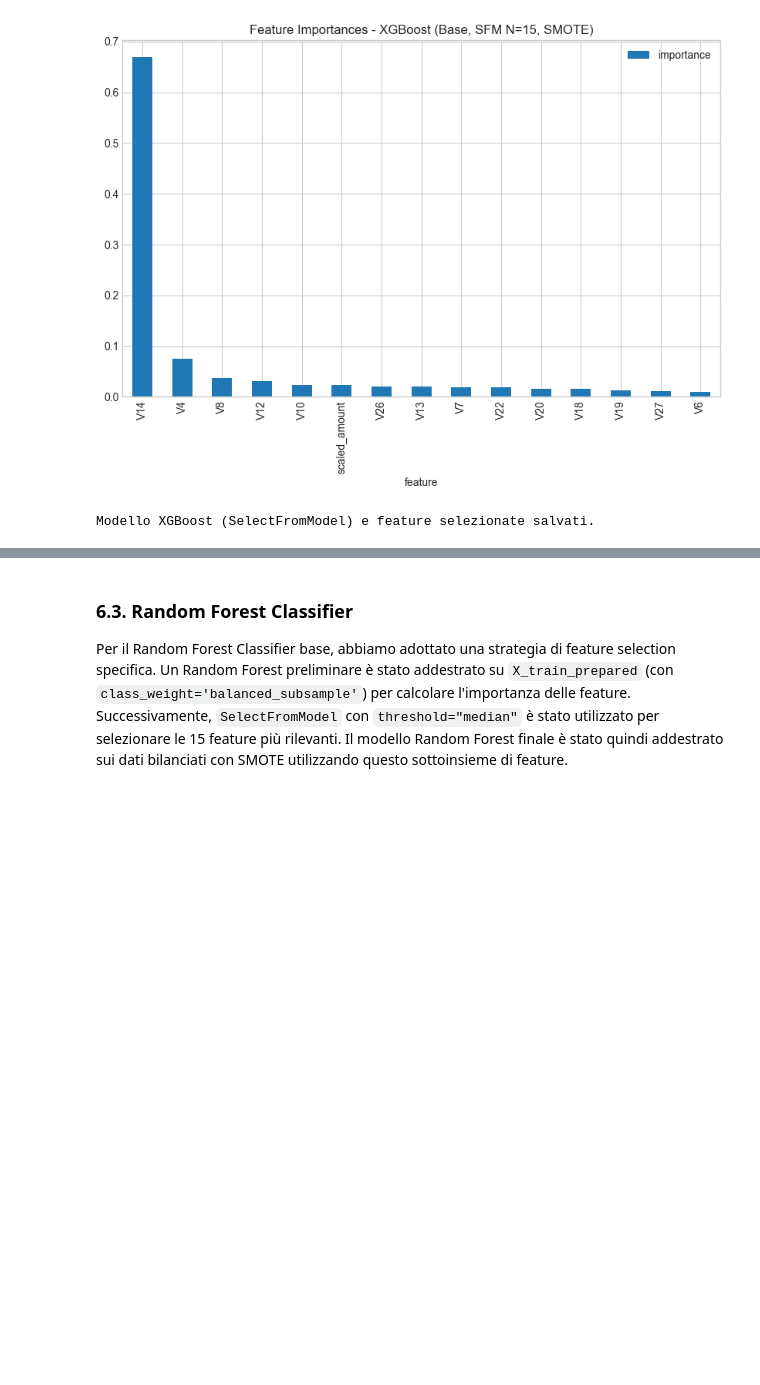
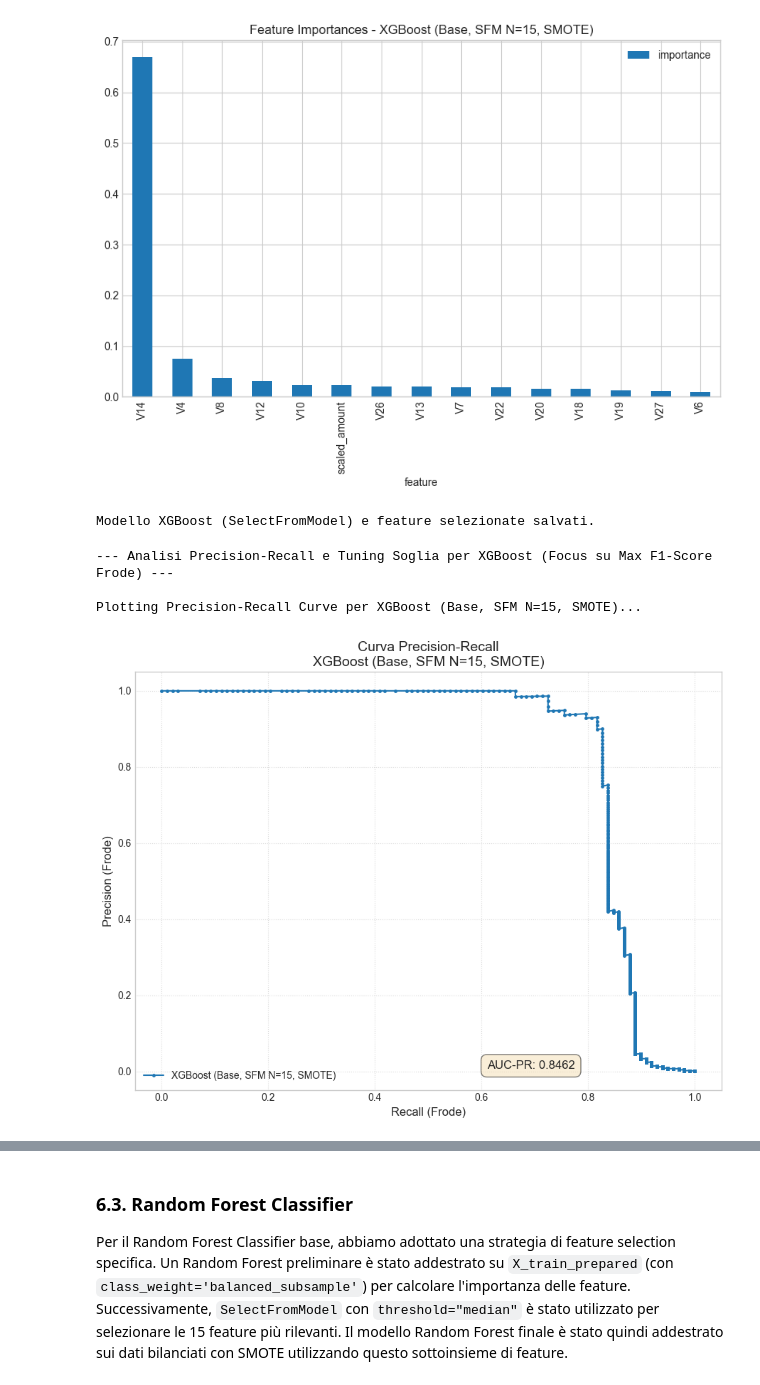
Before and after one commit to alevu3344/PDADI, a Jupyter notebook: notebooks/credit.ipynb, the cells around one changed output, grey strips where cells are left out. Cells and saved outputs as stored; diff of their text form; code cells hidden in the pictures; blank space fills up the shorter version.

```diff
--- a/notebooks/credit.ipynb
+++ b/notebooks/credit.ipynb
@@ -431,7 +519,6 @@ model_results = []
 # %% [markdown]
 ### 6.1. Regressione Logistica
 # %%
-
 
 print("--- Inizio Regressione LASSO Non-Lineare con Pre-Selezione Feature e Ottimizzazione Iperparametri ---")
 
@@ -533,20 +620,18 @@ model_name_lasso_poly_default = (
     f"C={optimal_C_lasso:.4f}, Th=0.5)"
 )
 
-# OTTIENI IL NUMERO DI CAMPIONI NEL TEST SET
-n_samples_in_test_set = len(y_test) # o len(X_test_fs)
+
+n_samples_in_test_set = len(y_test)
 
 results_lasso_default = evaluate_model(
     y_true=y_test,  # y_true è y_test
     y_pred=y_pred_lasso_default_thresh,
     y_pred_proba=y_pred_proba_lasso,
     model_name=model_name_lasso_poly_default,
-    n_test_samples=n_samples_in_test_set, # PASSAGGIO DEL NUMERO DI CAMPIONI
-    confidence_level=0.95 # Puoi specificare il livello di confidenza desiderato
+    n_test_samples=n_samples_in_test_set
 )
 
-# Aggiorna/Aggiungi risultati
-# (Assicurati che model_results sia inizializzata come lista prima di questo blocco di codice)
+
 if 'model_results' not in locals():
     model_results = []
 
@@ -914,3 +962,72 @@ V27              0.011870
 V6               0.010027
 [figure]
 Modello XGBoost (SelectFromModel) e feature selezionate salvati.
+# %%
+# --- Tuning Soglia e Valutazione per XGBoost (Ottimizzando per F1-Score) ---
+# Questa cella va eseguita DOPO la cella precedente che addestra e valuta xgb_model_base_sfs_final
+
+# Assicurati che le seguenti variabili dalla cella precedente siano disponibili:
+# y_test, y_pred_proba_xgb_base_sfs, selected_features_xgb_sfs, n_samples_in_test_set
+# e che model_results sia inizializzata.
+
+if 'y_pred_proba_xgb_base_sfs' in locals():
+    print("\n--- Analisi Precision-Recall e Tuning Soglia per XGBoost (Focus su Max F1-Score Frode) ---")
+
+    # Estrarre le probabilità per la classe positiva (frode, classe 1)
+    y_pred_proba_fraud_xgb = y_pred_proba_xgb_base_sfs[:, 1]
+
+    # Nome del modello per i grafici e i report
+    model_name_xgb_base_for_plot = f"XGBoost (Base, SFM N={len(selected_features_xgb_sfs)}, SMOTE)"
+
+    # 1. Plot della curva Precision-Recall
+    print(f"\nPlotting Precision-Recall Curve per {model_name_xgb_base_for_plot}...")
+    plot_precision_recall_curve(
+        y_test,
+        y_pred_proba_fraud_xgb,
+        model_name_xgb_base_for_plot,
+    )
+
+    # 2. Trova, stampa e salva la soglia ottimale (massimizzando F1-Score)
+    print(f"\nRicerca soglia ottimale per {model_name_xgb_base_for_plot} (massimizzando F1-Score)...")
+    optimal_threshold_xgb_f1, f1_val_xgb, prec_xgb_at_f1, rec_xgb_at_f1 = find_and_save_optimal_f1_threshold(
+        y_test,
+        y_pred_proba_fraud_xgb,
+        model_name_prefix="XGB", # Prefisso per il file JSON della soglia
+        model_description_for_print=model_name_xgb_base_for_plot
+    )
+
+    if optimal_threshold_xgb_f1 is not None:
+        # 3. Valutazione del modello XGBoost con la nuova soglia ottimizzata per F1-Score
+        y_pred_xgb_optimized_f1_thresh = (y_pred_proba_fraud_xgb >= optimal_threshold_xgb_f1).astype(int)
+
+        model_name_xgb_optimized_f1 = f"{model_name_xgb_base_for_plot}, ThMaxF1={optimal_threshold_xgb_f1:.4f}"
+
+        print(f"\n--- Valutazione {model_name_xgb_base_for_plot} con Soglia Ottimizzata per Max F1 ({optimal_threshold_xgb_f1:.4f}) ---")
+        results_xgb_optimized_f1 = evaluate_model(
+            y_test,
+            y_pred_xgb_optimized_f1_thresh,
+            y_pred_proba_xgb_base_sfs, # Le probabilità originali per ROC AUC e PR AUC
+            model_name_xgb_optimized_f1,
+            n_test_samples=n_samples_in_test_set # Assicurati che sia definito
+        )
+        # Aggiungi i risultati alla lista, gestendo eventuali duplicati se la cella viene rieseguita
+        # Questa logica rimuove qualsiasi risultato precedente per lo stesso modello base (senza specificazione di soglia nel nome base)
+        # prima di aggiungere quello con la soglia ottimizzata per F1.
+        base_name_to_check = model_name_xgb_base_for_plot
+        model_results = [res for res in model_results if not (res['model'].startswith(base_name_to_check) and "ThMaxF1" not in res['model'])]
+        # Potresti anche voler rimuovere versioni precedenti con ThMaxF1 se il nome base è lo stesso
+        model_results = [res for res in model_results if res['model'] != model_name_xgb_optimized_f1]
+        model_results.append(results_xgb_optimized_f1)
+
+        print(f"Risultati per {model_name_xgb_optimized_f1} aggiunti a model_results.")
+    else:
+        print(f"Attenzione: Impossibile ottimizzare la soglia per {model_name_xgb_base_for_plot}.")
+
+    print("\n--- Fine Analisi Soglia (Max F1-Score) per XGBoost ---")
+else:
+    print("Attenzione: y_pred_proba_xgb_base_sfs non trovato. Esegui la cella di valutazione XGBoost precedente.")
+# %% [output]
+--- Analisi Precision-Recall e Tuning Soglia per XGBoost (Focus su Max F1-Score Frode) ---
+
+Plotting Precision-Recall Curve per XGBoost (Base, SFM N=15, SMOTE)...
+[figure, added]
```
Also changed, not shown: parts of 15 cells of this notebook, 4 other files.
